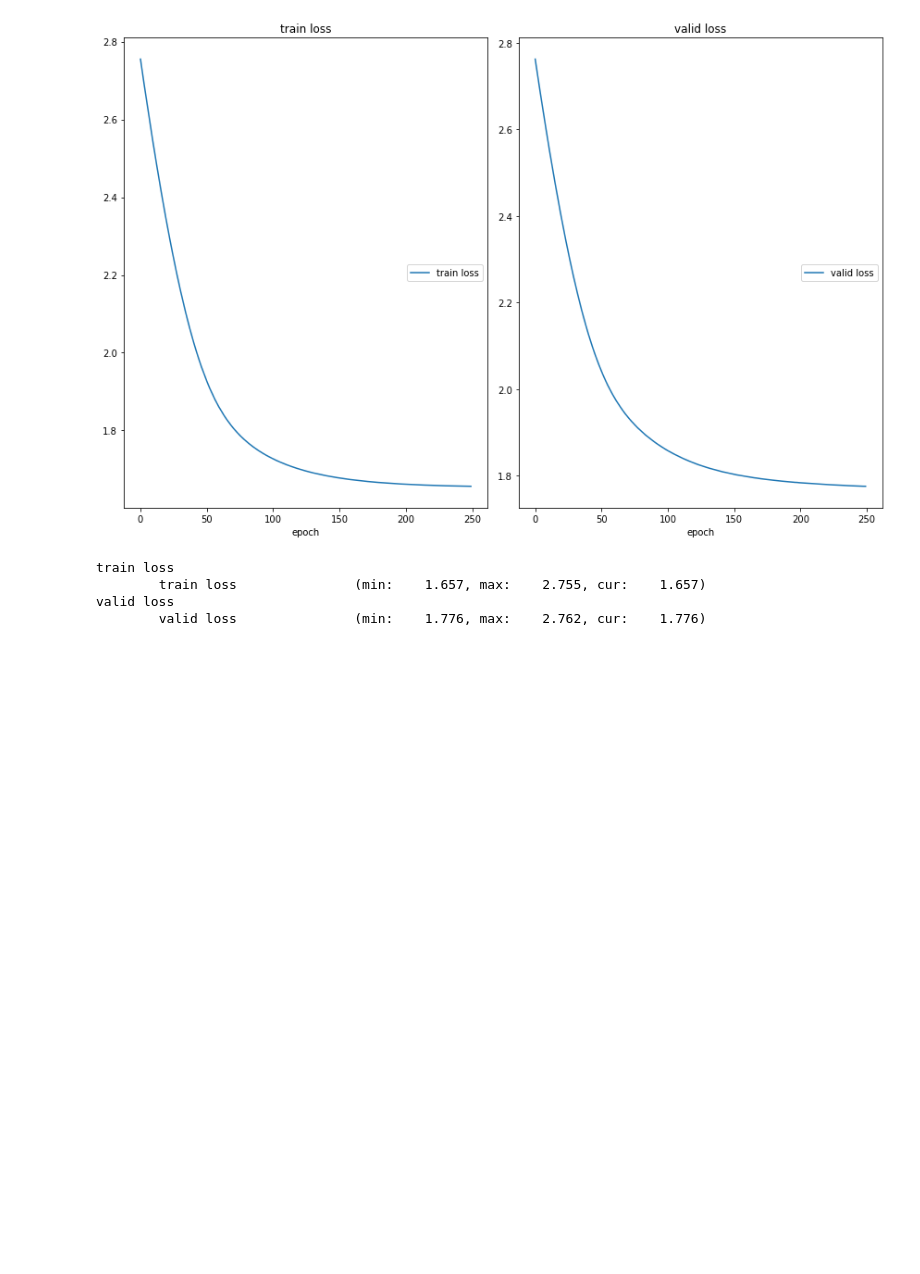
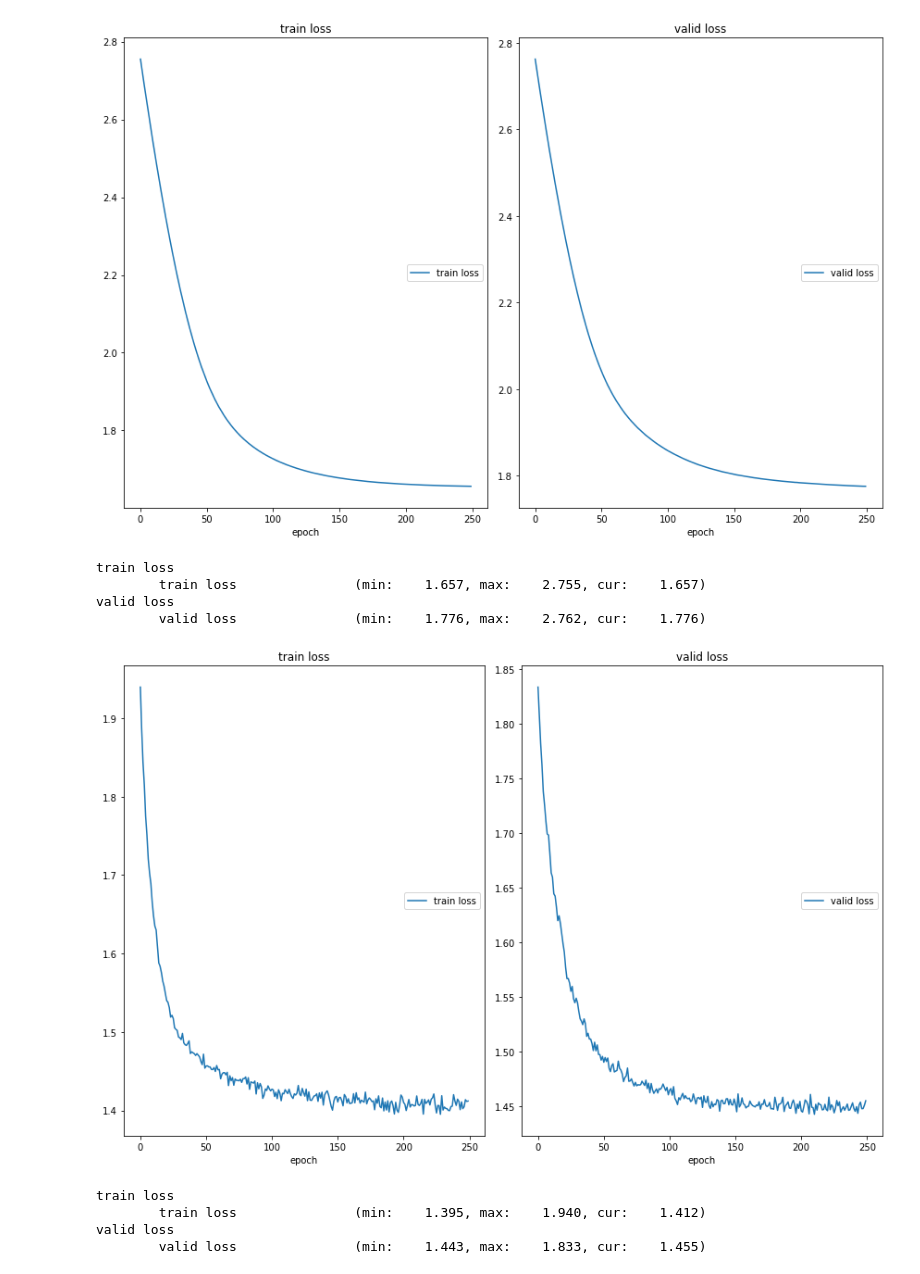
Before and after one commit to ZhongzeCai/Feature_AssortmentNN, a Jupyter notebook: runner.ipynb, the cells around one changed output. Cells and saved outputs as stored; diff of their text form; code cells hidden in the pictures; blank space fills up the shorter version.

```diff
--- a/runner.ipynb
+++ b/runner.ipynb
@@ -42,3 +42,14 @@ train loss
         train loss               (min:    1.657, max:    2.755, cur:    1.657)
 valid loss
         valid loss               (min:    1.776, max:    2.762, cur:    1.776)
+# %%
+from run_experiment import runner
+import os
+
+runner('configs/Markov_10_UtilsModel.yaml')
+# %% [output]
+[figure, added]
+train loss
+        train loss               (min:    1.395, max:    1.940, cur:    1.412)
+valid loss
+        valid loss               (min:    1.443, max:    1.833, cur:    1.455)
```
Also changed, not shown: parts of 1 cell of this notebook, 6 other files.
